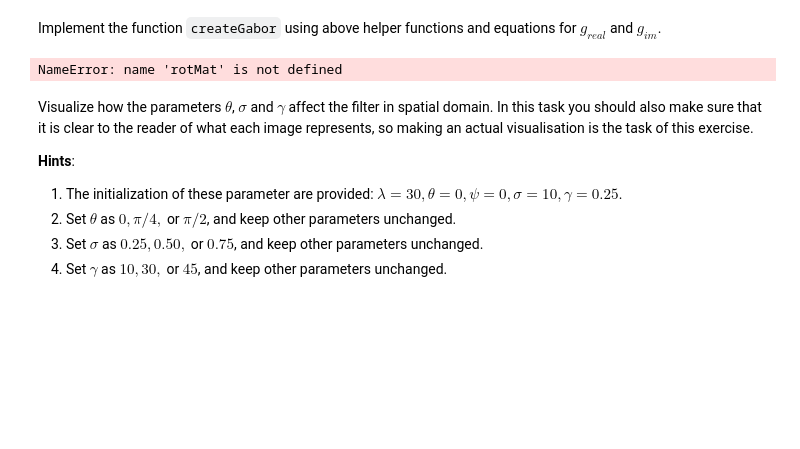
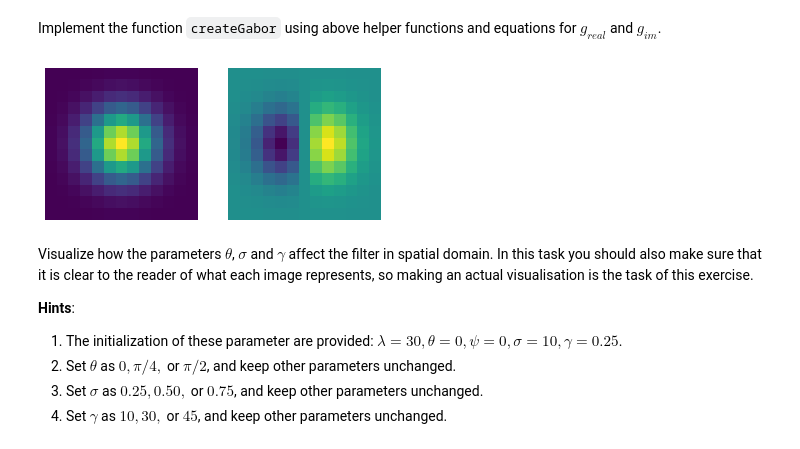
Before and after one commit to krijnD/CV_labs, a Jupyter notebook: Lab2/CV1_Lab2.ipynb, the cells around one changed output. Drawn from its saved outputs; the diff is of its cells as text; code cells hidden in the pictures; blank space fills up the shorter version.

```diff
--- a/Lab2/CV1_Lab2.ipynb
+++ b/Lab2/CV1_Lab2.ipynb
@@ -375,6 +394,14 @@ def generateRotationMatrix(theta):
 
     # TODO: YOUR CODE HERE
     # Code the rotation matrix which fits gabor equation given theta.
+    cosine_val = np.cos(theta)
+    sine_val = np.sin(theta)
+
+    # Rotation Matirx general form:
+    # [cos theta -sin theta
+    #  sin theta  cos theta]
+
+    rotMat = np.array(((cosine_val,-sine_val),(sine_val,cosine_val)))
 
     return rotMat
 # %%
@@ -386,6 +413,10 @@ def createCos(rot_x, lamda, psi):
     # TODO: YOUR CODE HERE
     # Implement the cosine given rot_x, lamda and psi.
 
+    #cosine carrier formula is given by eq. g_real attached above:
+    # cos(2pi * (rotated_x)/lamda + psi)
+
+    cosCarrier = np.cos(2* np.pi * (rot_x/lamda) + psi)
     return cosCarrier
 # %%
 def createSin(rot_x, lamda, psi):
@@ -396,6 +427,11 @@ def createSin(rot_x, lamda, psi):
     # TODO: YOUR CODE HERE
     # Implement the sine given rot_x, lamda and psi.
 
+    # sine carrier formula is given by eq. g_im attached above:
+    # sin(2pi * (rotated_x)/lamda + psi)
+
+    sinCarrier = np.sin(2* np.pi * (rot_x/lamda) + psi)
+
     return sinCarrier
 # %%
 def createGauss(rot_x, rot_y, gamma, sigma):
@@ -407,6 +443,8 @@ def createGauss(rot_x, rot_y, gamma, sigma):
     # TODO: YOUR CODE HERE
     # Implement the Gaussian envelope.
 
+    gaussEnv = np.exp(-(rot_x**2 + (gamma**2)*(rot_y**2))/(2*(sigma**2)))
+
     return gaussEnv
 # %% [markdown]
 Implement the function `createGabor` using above helper functions and equations for $g_{real} $ and $g_{im}$.
@@ -458,43 +496,46 @@ def createGabor(sigma, theta, lamda, psi, gamma):
 
     # Create the Gaussian envelope.
     # IMPLEMENT the helper function createGauss above.
     gaussianEnv = createGauss(rot_x, rot_y, gamma, sigma)
 
     # Create the orthogonal carrier signals.
     # IMPLEMENT the helper functions createCos and createSin above.
     cosCarrier = createCos(rot_x, lamda, psi)
     sinCarrier = createSin(rot_x, lamda, psi)
 
     # Modulate (multiply) Gaussian envelope with the carriers to compute
     # the real and imaginary components of the complex Gabor filter.
-    myGabor_real = ...  # TODO: modulate gaussianEnv with cosCarrier
-    myGabor_imaginary = ...  # TODO: modulate gaussianEnv with sinCarrier
+    myGabor_real = gaussianEnv * cosCarrier  # TODO: modulate gaussianEnv with cosCarrier
+    myGabor_imaginary = gaussianEnv * sinCarrier  # TODO: modulate gaussianEnv with sinCarrier
+
+    myGabor_real = myGabor_real.reshape(x.shape) #Re-shaping
+    myGabor_imaginary = myGabor_imaginary.reshape(x.shape)
 
     # Pack myGabor_real and myGabor_imaginary into myGabor.
     h, w = myGabor_real.shape
     myGabor = np.zeros((h, w, 2))
     myGabor[:,:,0] = myGabor_real
     myGabor[:,:,1] = myGabor_imaginary
 
     # Uncomment below to see how are the gabor filters
-    # fig = plt.figure()
-    # ax = fig.add_subplot(1, 2, 1)
-    # ax.imshow(myGabor_real)    # Real
-    # ax.axis("off")
-    # ax = fig.add_subplot(1, 2, 2)
-    # ax.imshow(myGabor_imaginary)    # Real
-    # ax.axis("off")
+    fig = plt.figure()
+    ax = fig.add_subplot(1, 2, 1)
+    ax.imshow(myGabor_real)    # Real
+    ax.axis("off")
+    ax = fig.add_subplot(1, 2, 2)
+    ax.imshow(myGabor_imaginary)    # Real
+    ax.axis("off")
 
     return myGabor
 
 sigma = 2
 theta = 0
 lamda = 1000
 psi = 0
 gamma = 1
 myGabor = createGabor(sigma, theta, lamda, psi, gamma)
 # %% [output]
-NameError: name 'rotMat' is not defined
+[figure, added]
 # %% [markdown]
 Visualize how the parameters $\theta$, $\sigma$ and $\gamma$ affect the filter in spatial domain. In this task you should also make sure that it is clear to the reader of what each image represents, so making an actual visualisation is the task of this exercise.
 
```
Also changed, not shown: parts of 14 cells of this notebook.
